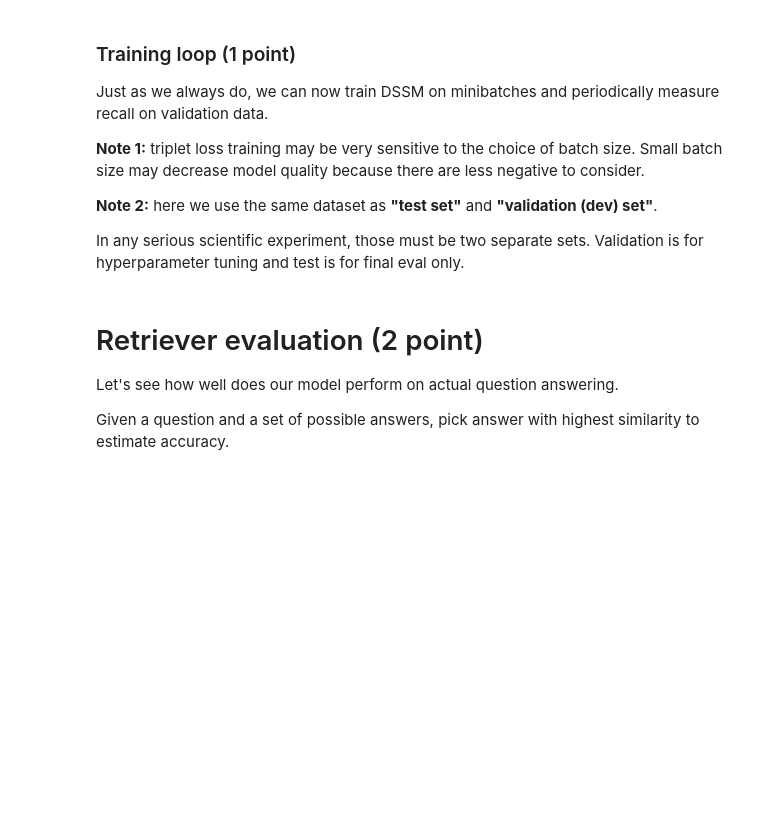
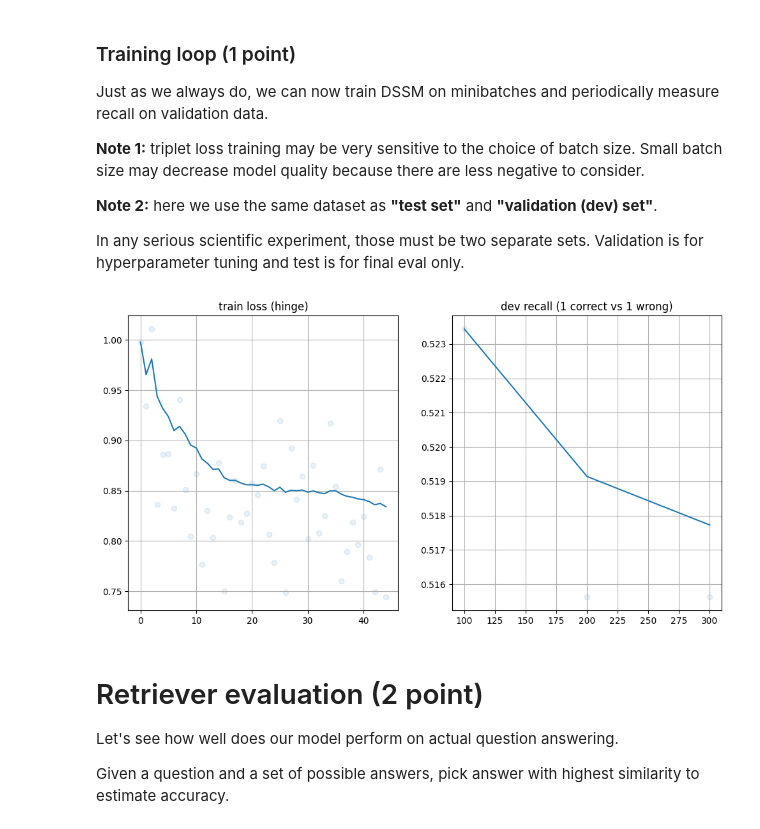
Before and after one commit to Log45/RIT_LLM, a Jupyter notebook: Week11_retrieval/homework_10.ipynb, the cells around one changed output. Drawn from its saved outputs; the diff is of its cells as text; code cells hidden in the pictures; blank space fills up the shorter version.

```diff
--- a/Week11_retrieval/homework_10.ipynb
+++ b/Week11_retrieval/homework_10.ipynb
@@ -270,14 +269,23 @@ Once loss is working, let's train our model by our usual means.
 # %%
 # we also compute recall: the rate at which a^+ is closer to q than a^-
 def get_recall(questions, correct_answers, wrong_answers):
+    # Convert numpy arrays to lists
+    questions = questions.tolist() if isinstance(questions, np.ndarray) else questions
+    correct_answers = correct_answers.tolist() if isinstance(correct_answers, np.ndarray) else correct_answers
+    wrong_answers = wrong_answers.tolist() if isinstance(wrong_answers, np.ndarray) else wrong_answers
 
-    v_questions = <vectorize questions>
-    v_correct = <vectorize correct answers>
-    v_incorrect = <vectorize wrong answers>
+    # Vectorize questions and answers using our models
+    v_questions = question_vectorizer(questions)
+    v_correct = answer_vectorizer(correct_answers)
+    v_incorrect = answer_vectorizer(wrong_answers)
 
+    # Compute similarity between questions and answers
     correct_is_closer = similarity(v_questions, v_correct) > similarity(v_questions, v_incorrect)
 
+    # Calculate recall as the mean of correct_is_closer
     recall = torch.mean(correct_is_closer.to(torch.float32)).item()
+
+    return recall
 # %%
 # make sure it works
 get_recall(**dummy_batch)
@@ -320,45 +365,54 @@ for batch in iterate_minibatches(train, batch_size=256, cycle=True):
 
     # Unpack batch
     q, pos, neg = batch
-    q, pos, neg = q.cuda(), pos.cuda(), neg.cuda()
+    # q = q.to(device)
+    # pos = pos.to(device)
+    # neg = neg.to(device)
+    # q, pos, neg = q.cuda(), pos.cuda(), neg.cuda()
+    questions = batch['questions'].tolist()
+    correct_answers = batch['correct_answers'].tolist()
+    wrong_answers = batch['wrong_answers'].tolist()
 
-    # Forward pass
-    q_emb = model(q)
-    pos_emb = model(pos)
-    neg_emb = model(neg)
+    q_emb = model.question_vectorizer(questions)
+    pos_emb = model.answer_vectorizer(correct_answers)
+    neg_emb = model.answer_vectorizer(wrong_answers)
 
     # Compute triplet loss
-    loss = triplet_loss(q_emb, pos_emb, neg_emb)
+    loss = compute_loss(q_emb, pos_emb, neg_emb).mean()
 
     # Backpropagation
     optimizer.zero_grad()
     loss.backward()
     optimizer.step()
 
     # Record loss
     loss_t = loss.item()
     loss_history.append(loss_t)
 
 
     if len(loss_history) % 50 == 0:
         # measure dev recall = P(correct_is_closer_than_wrong | q, a+, a-)
         dev_batch = next(dev_batches)
 
-        recall_t = <COMPUTE RECALL HERE>
-
+        model.eval()
+        with torch.no_grad():
+            recall_t = get_recall(dev_batch['questions'].tolist(), dev_batch['correct_answers'].tolist(), dev_batch['wrong_answers'].tolist())
+        print(recall_t)
         dev_recall_history.append(recall_t)
 
     if len(loss_history) % 50 == 0:
         clear_output(True)
         plt.figure(figsize=[12, 6])
         plt.subplot(1, 2, 1), plt.title('train loss (hinge)'), plt.grid()
         plt.scatter(np.arange(len(loss_history)), loss_history, alpha=0.1)
         plt.plot(ewma(loss_history, span=100))
         plt.subplot(1, 2, 2), plt.title('dev recall (1 correct vs 1 wrong)'), plt.grid()
         dev_time = np.arange(1, len(dev_recall_history) + 1) * 100
         plt.scatter(dev_time, dev_recall_history, alpha=0.1)
         plt.plot(dev_time, ewma(dev_recall_history, span=10))
         plt.show()
+# %% [output]
+[figure, added]
 # %%
 print("Mean recall:", np.mean(dev_recall_history[-10:]))
 assert np.mean(dev_recall_history[-10:]) > 0.85, "Please train for at least 85% recall on test set. "\
```
Also changed, not shown: parts of 12 cells of this notebook.
